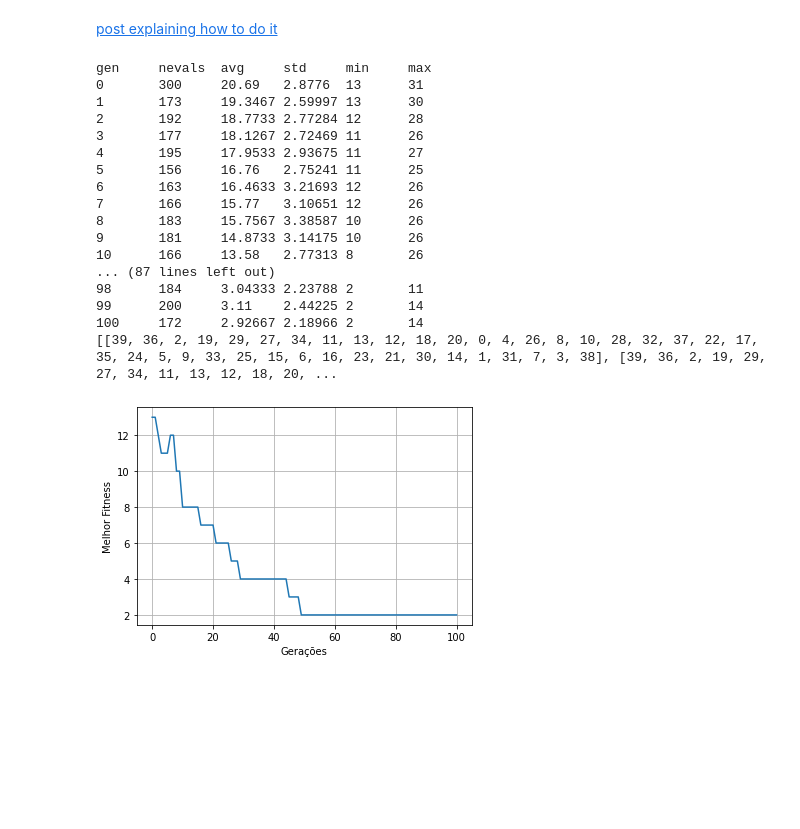
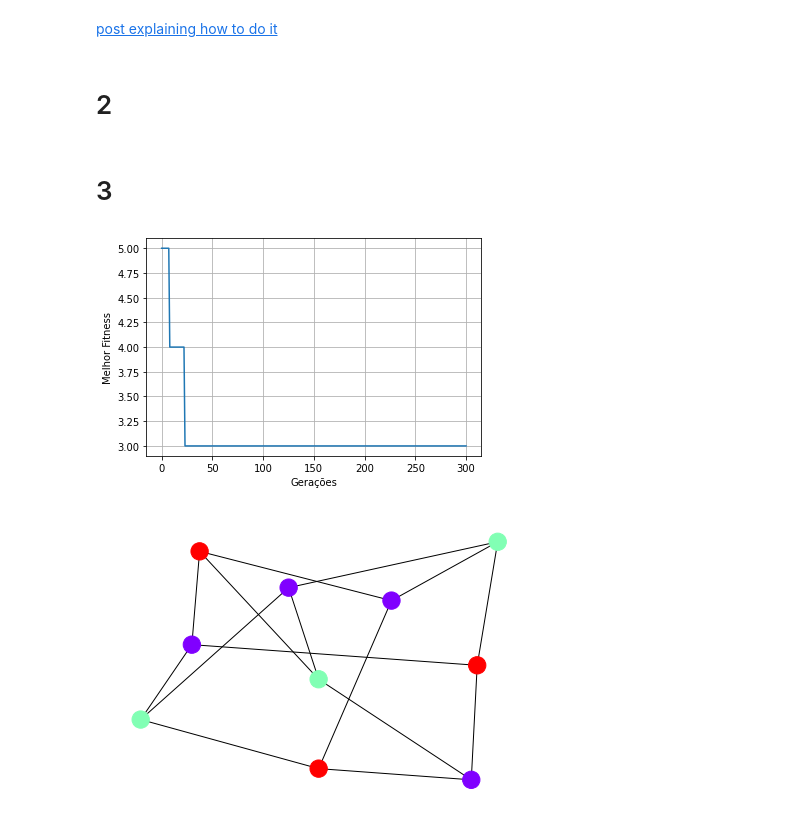
Before and after one commit to fabioafreitas/Computacao_Evolutiva, a Jupyter notebook: Atividades/graph_coloring/graph_coloring.ipynb, the cells around one changed output. Saved outputs shown, nothing was run; the diff lists cells and outputs as text; code cells hidden in the pictures; blank space fills up the shorter version.

```diff
--- a/Atividades/graph_coloring/graph_coloring.ipynb
+++ b/Atividades/graph_coloring/graph_coloring.ipynb
@@ -128,48 +143,53 @@ toolbox.register("select", tools.selTournament, tournsize=3)
+# %% [markdown]
+# 2
 # %%
-def main(seed=0):
-    random.seed(seed)
+def graph_coloring_problem(
+        population_size=100,
+        crosover_rate=0.5,
+        mutation_rate=0.2,
+        max_generations=100,
+        hall_of_fame_size=1,
+        verbose=True):
 
-    pop = toolbox.population(n=300)
-    hof = tools.HallOfFame(1)
+    pop = toolbox.population(n=population_size)
+    hof = tools.HallOfFame(hall_of_fame_size)
     stats = tools.Statistics(lambda ind: ind.fitness.values)
     stats.register("avg", np.mean)
     stats.register("std", np.std)
     stats.register("min", np.min)
     stats.register("max", np.max)
 
-    pop, log = algorithms.eaSimple(pop, toolbox, cxpb=0.5, mutpb=0.2, ngen=100, stats=stats,
-                        halloffame=hof, verbose=True)
+    pop, log = algorithms.eaSimple(
+        pop, toolbox,
+        cxpb=crosover_rate,
+        mutpb=mutation_rate,
+        ngen=max_generations,
+        stats=stats,
+        halloffame=hof,
+        verbose=verbose)
+
+
 
     return pop, log, hof
+# %% [markdown]
+# 3
 # %%
 if __name__ == "__main__":
-    pop, log, _ = main()
-    print(pop)
+    random.seed(0)
 
+    pop, log, hof = graph_coloring_problem(max_generations=300, verbose=False)
+
+    # plot curva de convergência
     gen = log.select('gen')
     best_per_gen = log.select('min')
-
     fig, ax = plt.subplots()
     ax.plot(gen, best_per_gen)
     ax.grid()
     ax.set(xlabel="Gerações", ylabel="Melhor Fitness")
     plt.show()
+
+    # plot melhore individuo
+    gcp.plot_graph(hof.items[0])
 # %% [output]
-gen     nevals  avg     std     min     max
-0       300     20.69   2.8776  13      31
-1       173     19.3467 2.59997 13      30
-2       192     18.7733 2.77284 12      28
-3       177     18.1267 2.72469 11      26
-4       195     17.9533 2.93675 11      27
-5       156     16.76   2.75241 11      25
-6       163     16.4633 3.21693 12      26
-7       166     15.77   3.10651 12      26
-8       183     15.7567 3.38587 10      26
-9       181     14.8733 3.14175 10      26
-10      166     13.58   2.77313 8       26
-... (87 lines left out)
-98      184     3.04333 2.23788 2       11
-99      200     3.11    2.44225 2       14
-100     172     2.92667 2.18966 2       14
-[[39, 36, 2, 19, 29, 27, 34, 11, 13, 12, 18, 20, 0, 4, 26, 8, 10, 28, 32, 37, 22, 17, 35, 24, 5, 9, 33, 25, 15, 6, 16, 23, 21, 30, 14, 1, 31, 7, 3, 38], [39, 36, 2, 19, 29, 27, 34, 11, 13, 12, 18, 20, ...
-[figure, old version]
+[figure, new version]
+[figure, added]
```
Also changed, not shown: parts of 12 cells of this notebook, 3 other files.
